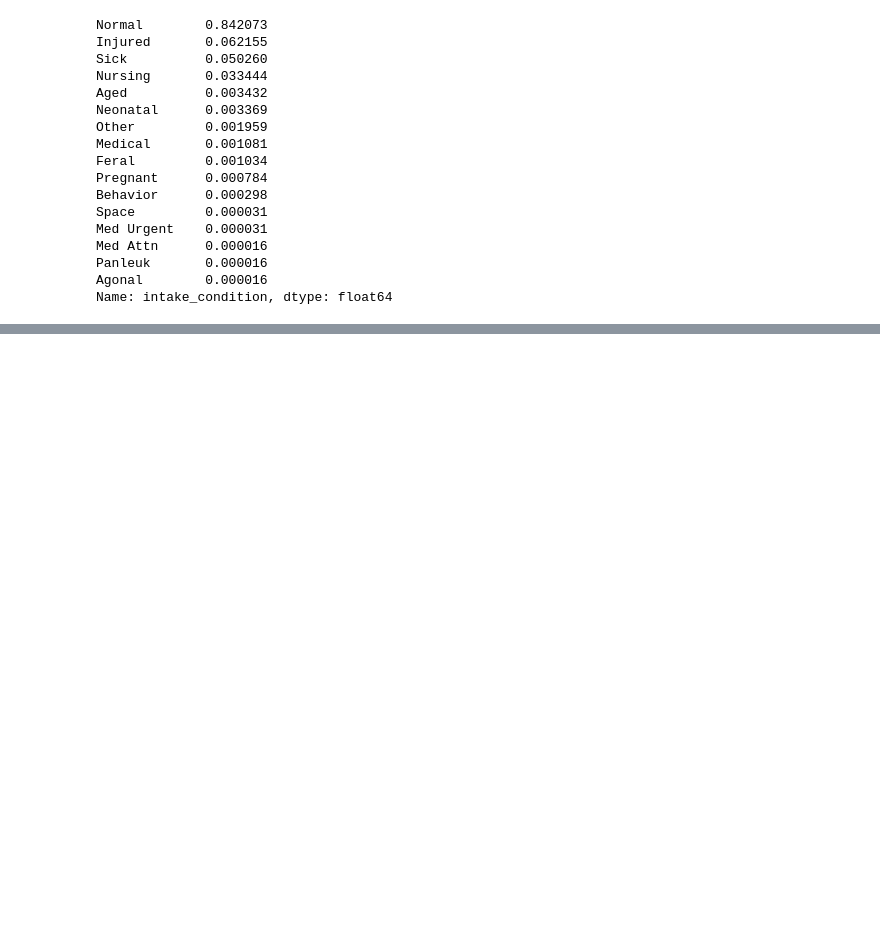
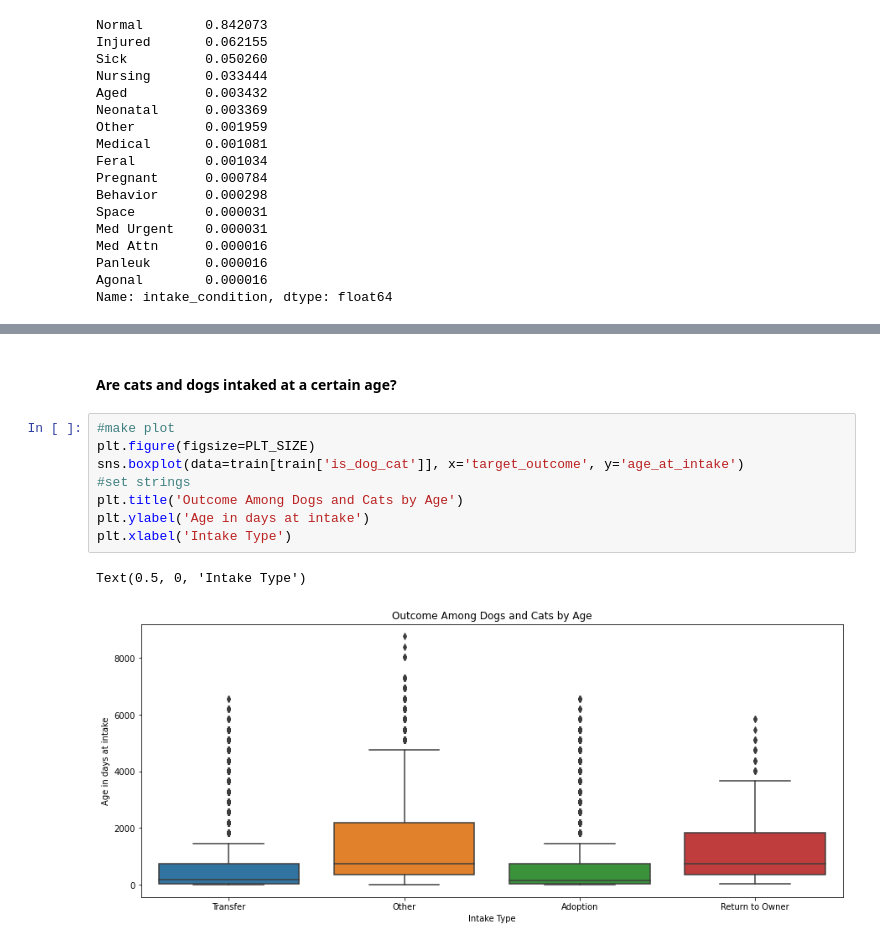
Before and after one commit to stephenfitzsimon/pet_adoption_project, a Jupyter notebook: final_adoption_report.ipynb, the cells around one changed output, grey strips where cells are left out. Drawn from its saved outputs; the diff is of its cells as text; blank space fills up the shorter version.

```diff
--- a/final_adoption_report.ipynb
+++ b/final_adoption_report.ipynb
@@ -352,0 +498,13 @@ Name: intake_condition, dtype: float64
+# %% [markdown]
+#### Are cats and dogs intaked at a certain age?
+# %%
+#make plot
+plt.figure(figsize=PLT_SIZE)
+sns.boxplot(data=train[train['is_dog_cat']], x='target_outcome', y='age_at_intake')
+#set strings
+plt.title('Outcome Among Dogs and Cats by Age')
+plt.ylabel('Age in days at intake')
+plt.xlabel('Intake Type')
+# %% [output]
+Text(0.5, 0, 'Intake Type')
+[figure, added]
```
Also changed, not shown: parts of 51 cells of this notebook, 3 other files.
